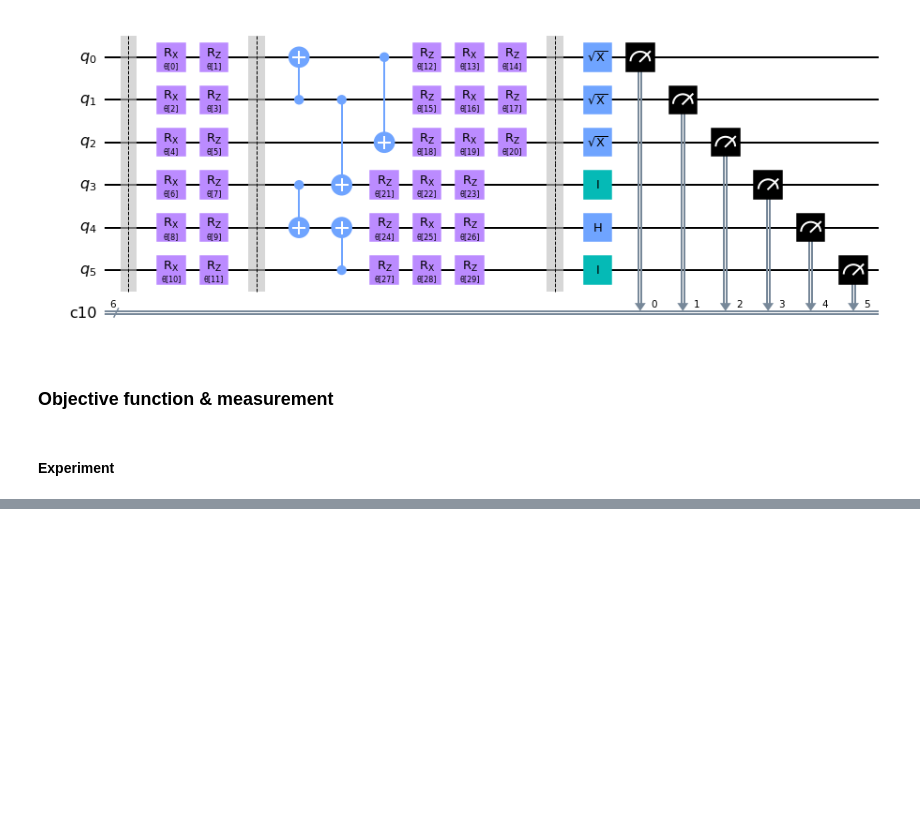
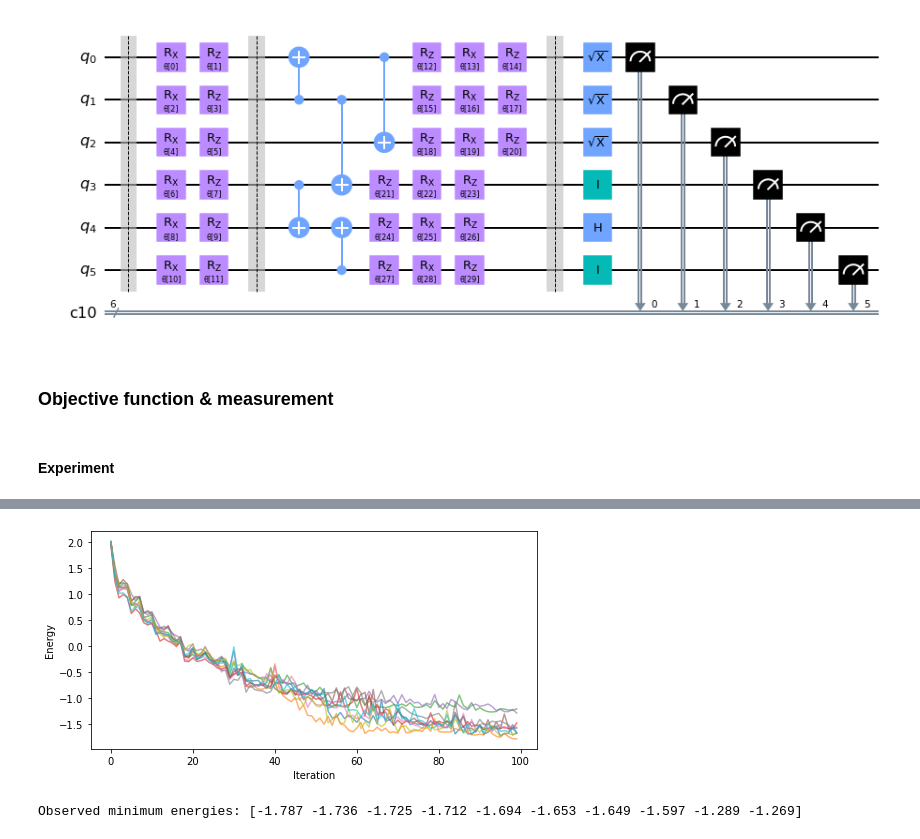
Before and after one commit to lao8n/ox_quantum, a Jupyter notebook: assignment/assignment.ipynb, the cells around one changed output, grey strips where cells are left out. Cells and saved outputs as stored; diff of their text form; code cells hidden in the pictures; blank space fills up the shorter version.

```diff
--- a/assignment/assignment.ipynb
+++ b/assignment/assignment.ipynb
@@ -1081,7 +1080,7 @@ min_energy_list = []; opt_param_vals_list = []
 plt.figure(figsize=(8,4))
 for _ in range(10):
     obj_fun, hist = make_obj_fun(h2_ansatz, h2_ham, h2_req_paulis, h2_ansatz_qubits, simulator=AerSimulator())
-    opt, e, _ = optimizer.optimize(nparams, obj_fun, initial_point=rng.uniform(-0.1, 0.1, size=nparams))
+    opt, e, _ = optimizer.optimize(nparams, obj_fun, initial_point=rng.uniform(0.01, 0.01, size=nparams))
     min_energy_list.append(e); opt_param_vals_list.append(opt)
     plt.plot(hist["obj_val"], alpha=0.6)
 plt.xlabel("Iteration"); plt.ylabel("Energy"); plt.show()
@@ -1108,13 +1107,16 @@ Observed minimum energies: [-0.769 -0.761 -0.743 -0.701 -0.691 -0.668 -0.667 -0.
 # %%
 rng = np.random.default_rng(seed=0)
 nparams = len(beh2_ansatz.parameters)
 optimizer = COBYLA(maxiter=100)
 min_energy_list = []; opt_param_vals_list = []
-plt.figure(figsize=(4,2))
+plt.figure(figsize=(8,4))
 for _ in range(10):
     obj_fun, hist = make_obj_fun(beh2_ansatz, beh2_ham, beh2_req_paulis, beh2_ansatz_qubits, simulator=AerSimulator())
     opt, e, _ = optimizer.optimize(nparams, obj_fun, initial_point=rng.uniform(-0.1, 0.1, size=nparams))
     min_energy_list.append(e); opt_param_vals_list.append(opt)
     plt.plot(hist["obj_val"], alpha=0.6)
 plt.xlabel("Iteration"); plt.ylabel("Energy"); plt.show()
 print("Observed minimum energies:", np.around(sorted(min_energy_list), 3))
+# %% [output]
+[figure, added]
+Observed minimum energies: [-1.787 -1.736 -1.725 -1.712 -1.694 -1.653 -1.649 -1.597 -1.289 -1.269]
```
Also changed, not shown: parts of 7 cells of this notebook.
